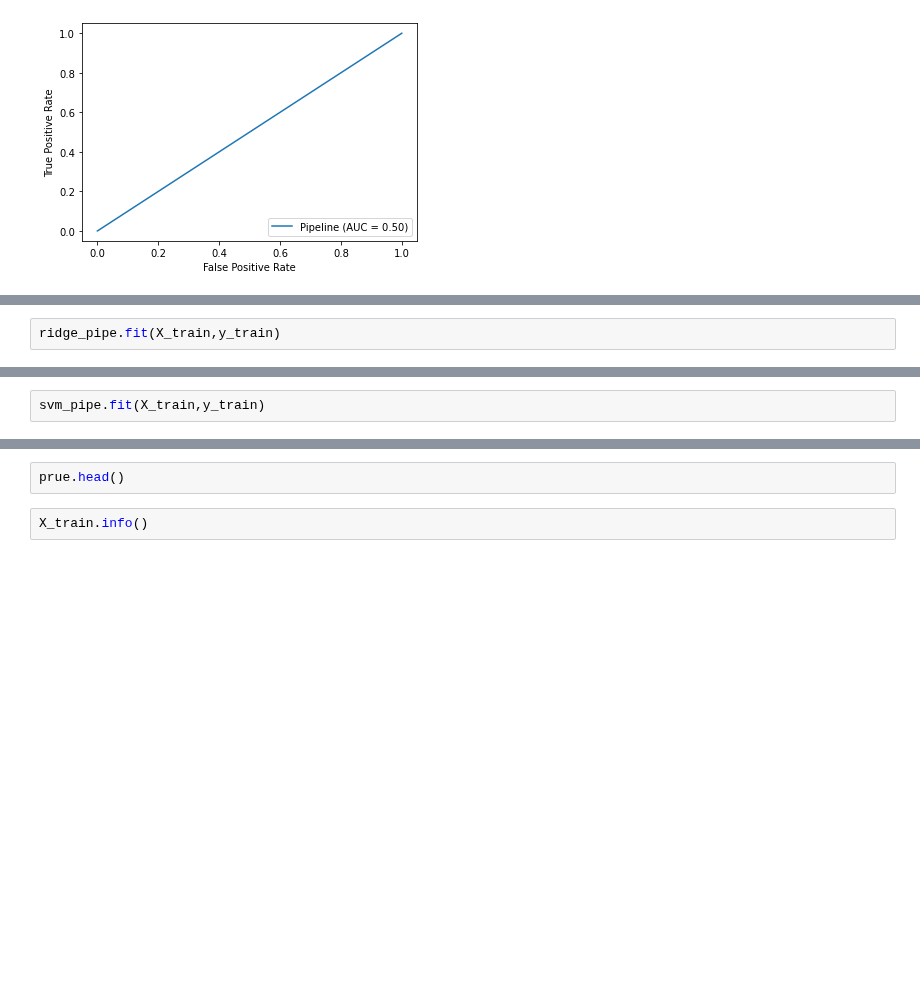
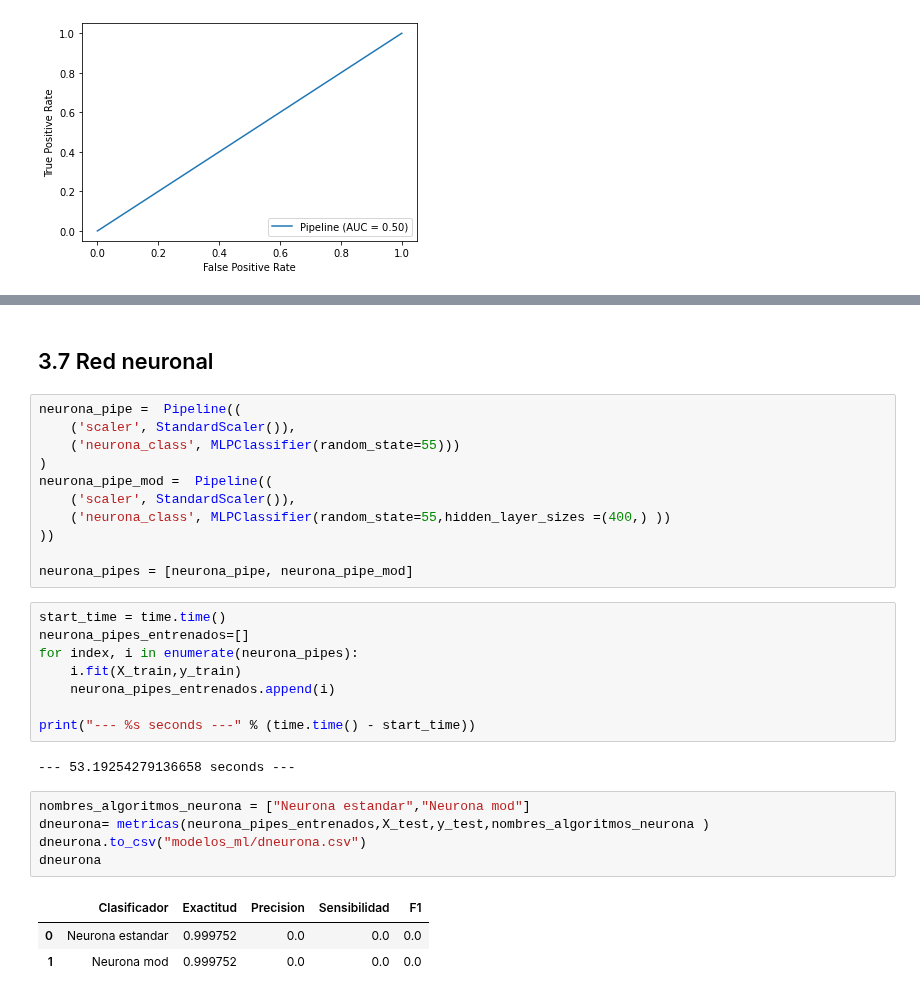
Before and after one commit to jaimebw/tfg, a Jupyter notebook: libros/aplicacion_ml.ipynb, the cells around one changed output, grey strips where cells are left out. Saved outputs shown, nothing was run; the diff lists cells and outputs as text; blank space fills up the shorter version.

Commit message:
Añadidas redes neuronales

```diff
--- a/libros/aplicacion_ml.ipynb
+++ b/libros/aplicacion_ml.ipynb
@@ -380,2 +353,0 @@ plot_roc_curve(pipes_arbol_entrenados[0], X_test, y_test)
-# %%
-ridge_pipe.fit(X_train,y_train)
@@ -388,2 +353,0 @@ accuracy_score(y_test,ridge_pipe.predict(X_test))
-# %%
-svm_pipe.fit(X_train,y_train)
@@ -412,4 +354,32 @@ prue["Conflicto_svm"] = y_prue_svm
-# %%
-prue.head()
-# %%
-X_train.info()
+# %% [markdown]
+## 3.7 Red neuronal
+# %%
+neurona_pipe =  Pipeline((
+    ('scaler', StandardScaler()),
+    ('neurona_class', MLPClassifier(random_state=55)))
+)
+neurona_pipe_mod =  Pipeline((
+    ('scaler', StandardScaler()),
+    ('neurona_class', MLPClassifier(random_state=55,hidden_layer_sizes =(400,) ))
+))
+
+neurona_pipes = [neurona_pipe, neurona_pipe_mod]
+# %%
+start_time = time.time()
+neurona_pipes_entrenados=[]
+for index, i in enumerate(neurona_pipes):
+    i.fit(X_train,y_train)
+    neurona_pipes_entrenados.append(i)
+
+print("--- %s seconds ---" % (time.time() - start_time))
+# %% [output]
+--- 53.19254279136658 seconds ---
+# %%
+nombres_algoritmos_neurona = ["Neurona estandar","Neurona mod"]
+dneurona= metricas(neurona_pipes_entrenados,X_test,y_test,nombres_algoritmos_neurona )
+dneurona.to_csv("modelos_ml/dneurona.csv")
+dneurona
+# %% [output]
+|  | Clasificador | Exactitud | Precision | Sensibilidad | F1 |
+| 0 | Neurona estandar | 0.999752 | 0.0 | 0.0 | 0.0 |
+| 1 | Neurona mod | 0.999752 | 0.0 | 0.0 | 0.0 |
```
Also changed, not shown: parts of 23 cells of this notebook.
